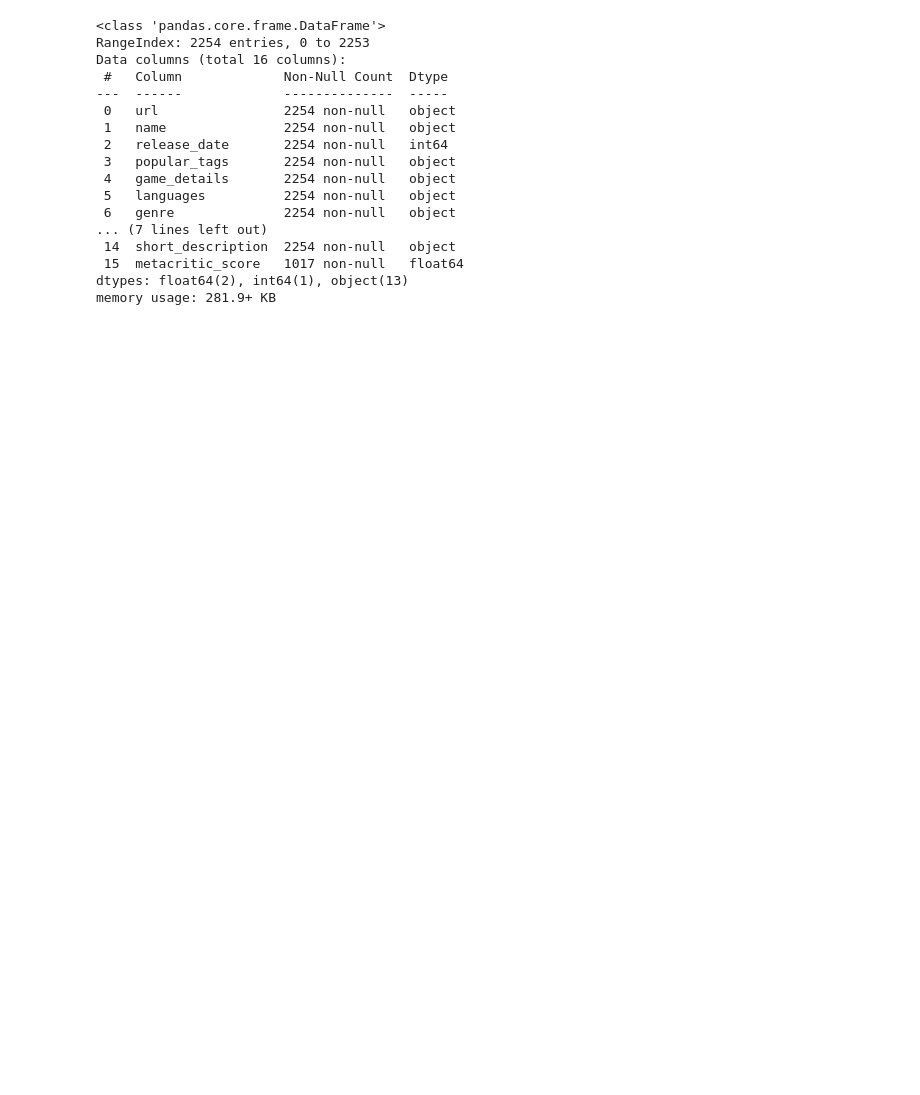
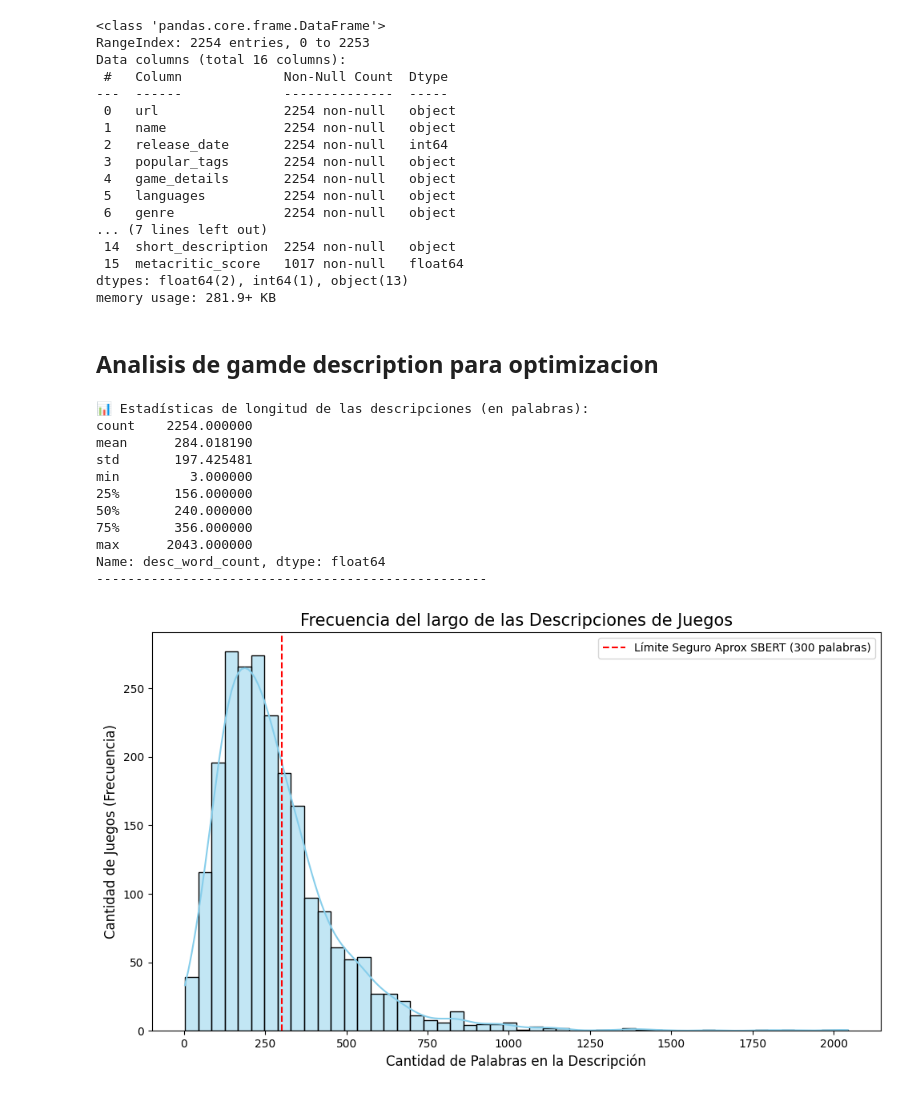
Before and after one commit to zxrey/Game-On-Project, a Jupyter notebook: notebooks/sbert_simulacion_modelo.ipynb, the cells around one changed output. Cells and saved outputs as stored; diff of their text form; code cells hidden in the pictures; blank space fills up the shorter version.

Commit message:
Nuevo analisis 2

```diff
--- a/notebooks/sbert_simulacion_modelo.ipynb
+++ b/notebooks/sbert_simulacion_modelo.ipynb
@@ -396,3 +396,49 @@ Data columns (total 16 columns):
  15  metacritic_score   1017 non-null   float64
 dtypes: float64(2), int64(1), object(13)
 memory usage: 281.9+ KB
+# %% [markdown]
+## Analisis de gamde description para optimizacion ##
+# %%
+import pandas as pd
+import matplotlib.pyplot as plt
+import seaborn as sns
+
+# 1. Limpiar valores nulos por si acaso para evitar errores
+data_final['game_description'] = data_final['game_description'].fillna('')
+
+# 2. Crear una nueva columna temporal con el conteo de palabras de cada descripción
+data_final['desc_word_count'] = data_final['game_description'].apply(lambda x: len(str(x).split()))
+
+# 3. Ver estadísticas numéricas (Promedio, Mínimo, Máximo, Percentiles)
+print("📊 Estadísticas de longitud de las descripciones (en palabras):")
+print(data_final['desc_word_count'].describe())
+print("-" * 50)
+
+# 4. Plotear el Histograma de Frecuencias
+plt.figure(figsize=(10, 6))
+sns.histplot(data=data_final, x='desc_word_count', bins=50, color='skyblue', kde=True)
+
+# Personalizar el gráfico
+plt.title('Frecuencia del largo de las Descripciones de Juegos', fontsize=15)
+plt.xlabel('Cantidad de Palabras en la Descripción', fontsize=12)
+plt.ylabel('Cantidad de Juegos (Frecuencia)', fontsize=12)
+
+# Añadir una línea roja en las 300 palabras (el límite aproximado de tokens seguros para SBERT)
+plt.axvline(x=300, color='red', linestyle='--', label='Límite Seguro Aprox SBERT (300 palabras)')
+plt.legend()
+
+plt.tight_layout()
+plt.show()
+# %% [output]
+📊 Estadísticas de longitud de las descripciones (en palabras):
+count    2254.000000
+mean      284.018190
+std       197.425481
+min         3.000000
+25%       156.000000
+50%       240.000000
+75%       356.000000
+max      2043.000000
+Name: desc_word_count, dtype: float64
+--------------------------------------------------
+[figure, added]
```
Also changed, not shown: parts of 2 cells of this notebook.
